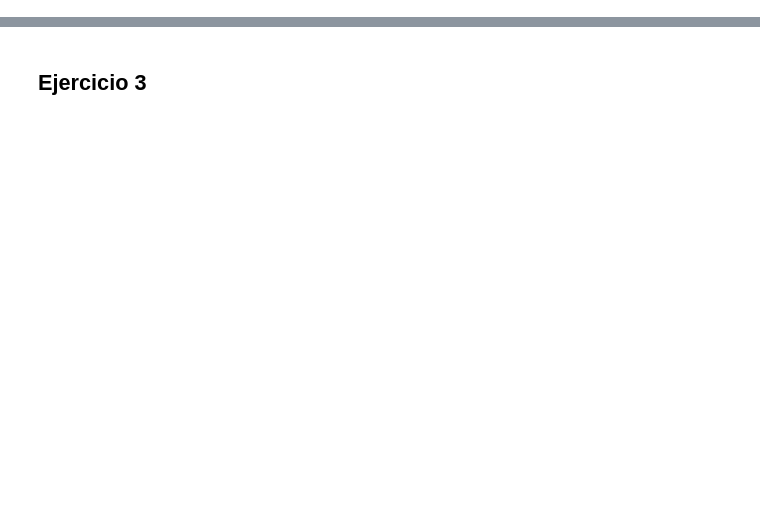
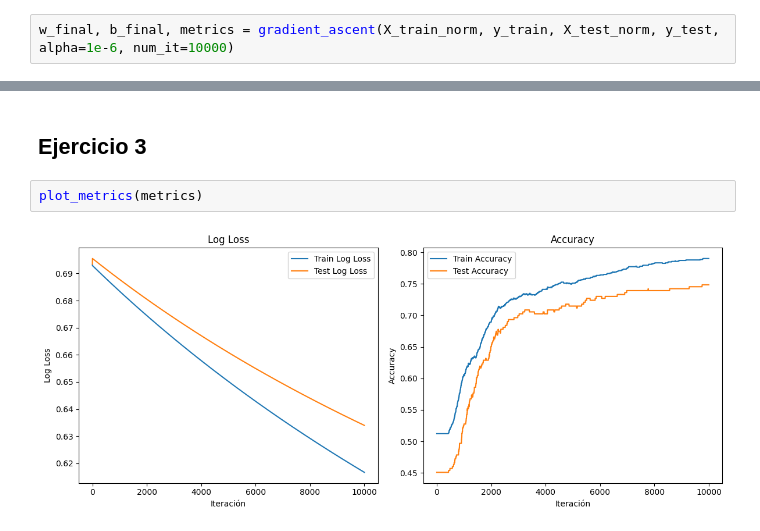
Before and after one commit to ngalindez/MET-TP2, a Jupyter notebook: codigo.ipynb, the cells around one changed output, grey strips where cells are left out. Cells and saved outputs as stored; diff of their text form; blank space fills up the shorter version.

```diff
--- a/codigo.ipynb
+++ b/codigo.ipynb
@@ -239,3 +287,5 @@ def confusion_matrix(y_true, y_pred):
 # Parte 2
 # %% [markdown]
 ## Ejercicio 2
+# %%
+w_final, b_final, metrics = gradient_ascent(X_train_norm, y_train, X_test_norm, y_test, alpha=1e-6, num_it=10000)
@@ -242,2 +310,6 @@ def confusion_matrix(y_true, y_pred):
 # %% [markdown]
 ## Ejercicio 3
+# %%
+plot_metrics(metrics)
+# %% [output]
+[figure, added]
```
Also changed, not shown: parts of 9 cells of this notebook, 2 other files.
